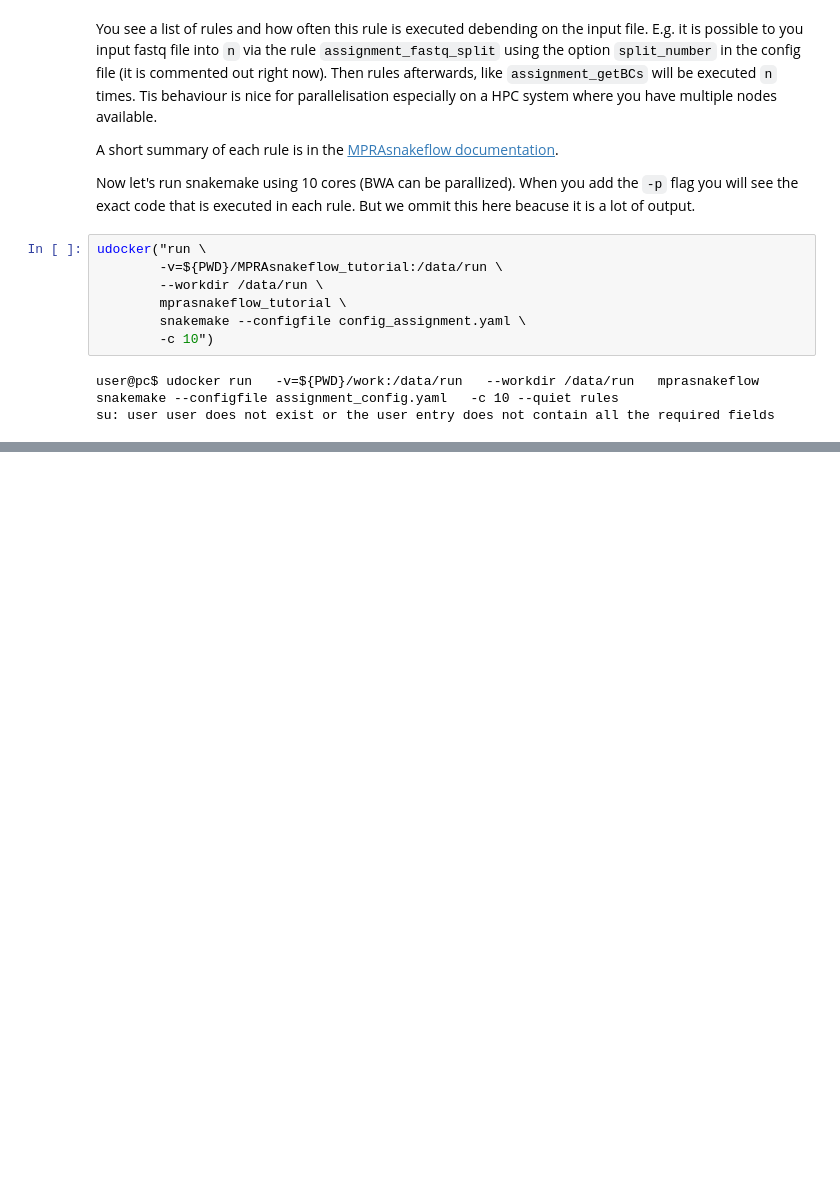
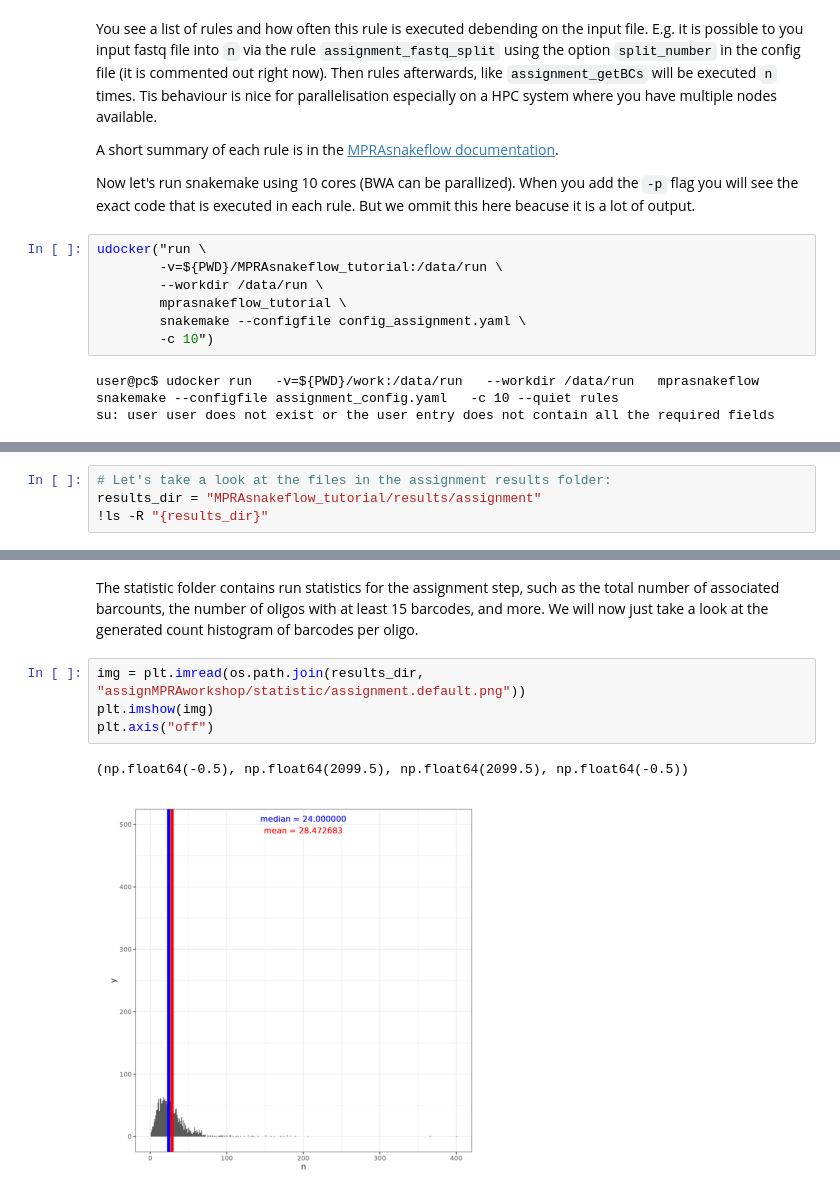
Before and after one commit to Vlasovets/OA-MPRA-data-analysis, a Jupyter notebook: tutorial_association.ipynb, the cells around one changed output, grey strips where cells are left out. Cells and saved outputs as stored; diff of their text form; blank space fills up the shorter version.

Commit message:
result integration

```diff
--- a/tutorial_association.ipynb
+++ b/tutorial_association.ipynb
@@ -248,0 +337,4 @@ su: user user does not exist or the user entry does not contain all the required
+# %%
+# Let's take a look at the files in the assignment results folder:
+results_dir = "MPRAsnakeflow_tutorial/results/assignment"
+!ls -R "{results_dir}"
@@ -248,0 +361,9 @@ su: user user does not exist or the user entry does not contain all the required
+# %% [markdown]
+The statistic folder contains run statistics for the assignment step, such as the total number of associated barcounts, the number of oligos with at least 15 barcodes, and more. We will now just take a look at the generated count histogram of barcodes per oligo.
+# %%
+img = plt.imread(os.path.join(results_dir, "assignMPRAworkshop/statistic/assignment.default.png"))
+plt.imshow(img)
+plt.axis("off")
+# %% [output]
+(np.float64(-0.5), np.float64(2099.5), np.float64(2099.5), np.float64(-0.5))
+[figure, added]
```
Also changed, not shown: parts of 16 cells of this notebook, 3 other files.
